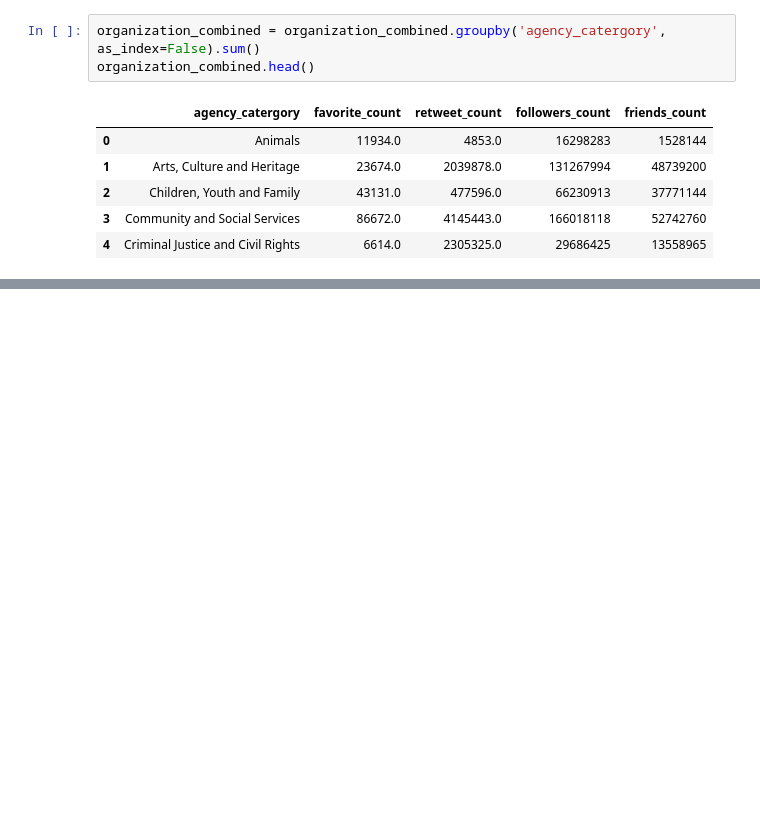
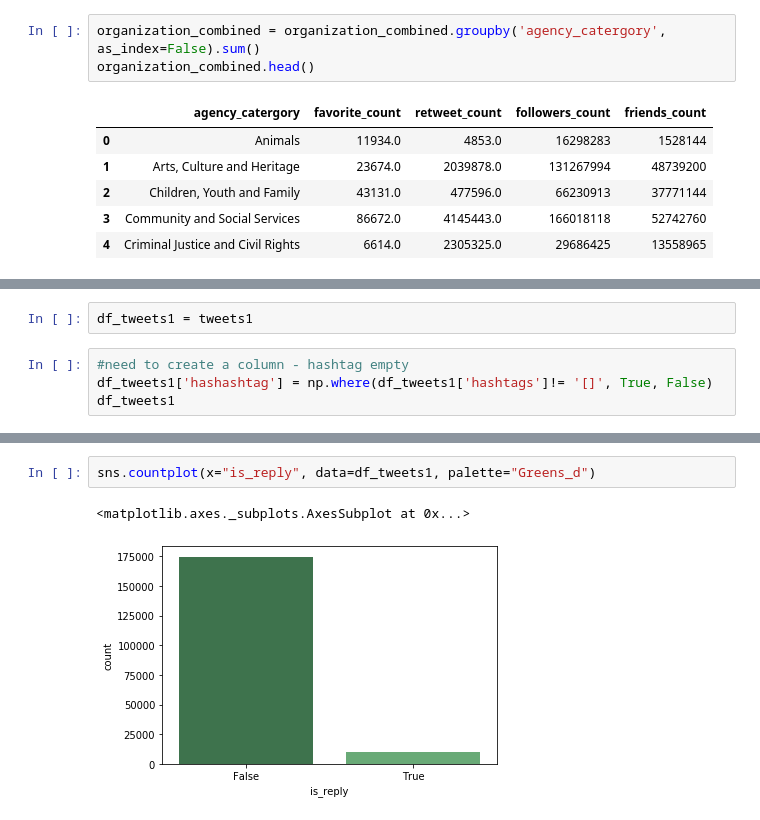
Before and after one commit to douglas-thoms/Datathon-2021-10-16, a Jupyter notebook: Douglas EDA.ipynb, the cells around one changed output, grey strips where cells are left out. Drawn from its saved outputs; the diff is of its cells as text; blank space fills up the shorter version.

```diff
--- a/Douglas EDA.ipynb
+++ b/Douglas EDA.ipynb
@@ -226,0 +163,6 @@ plt.xticks(
+# %%
+df_tweets1 = tweets1
+# %%
+#need to create a column - hashtag empty
+df_tweets1['hashashtag'] = np.where(df_tweets1['hashtags']!= '[]', True, False)
+df_tweets1
@@ -226,0 +183,5 @@ plt.xticks(
+# %%
+sns.countplot(x="is_reply", data=df_tweets1, palette="Greens_d")
+# %% [output]
+<matplotlib.axes._subplots.AxesSubplot at 0x...>
+[figure, added]
```
Also changed, not shown: parts of 15 cells of this notebook, 2 other files.
